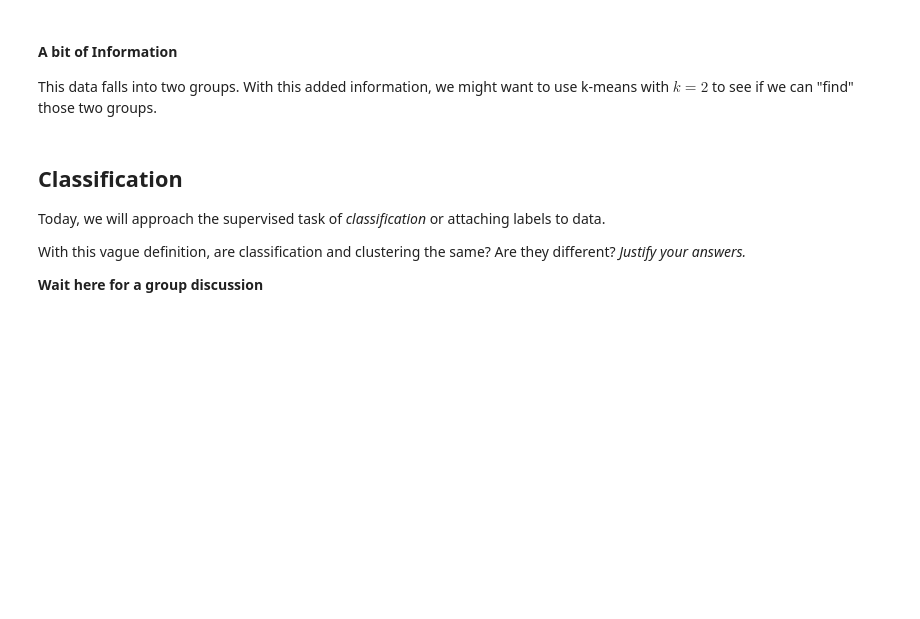
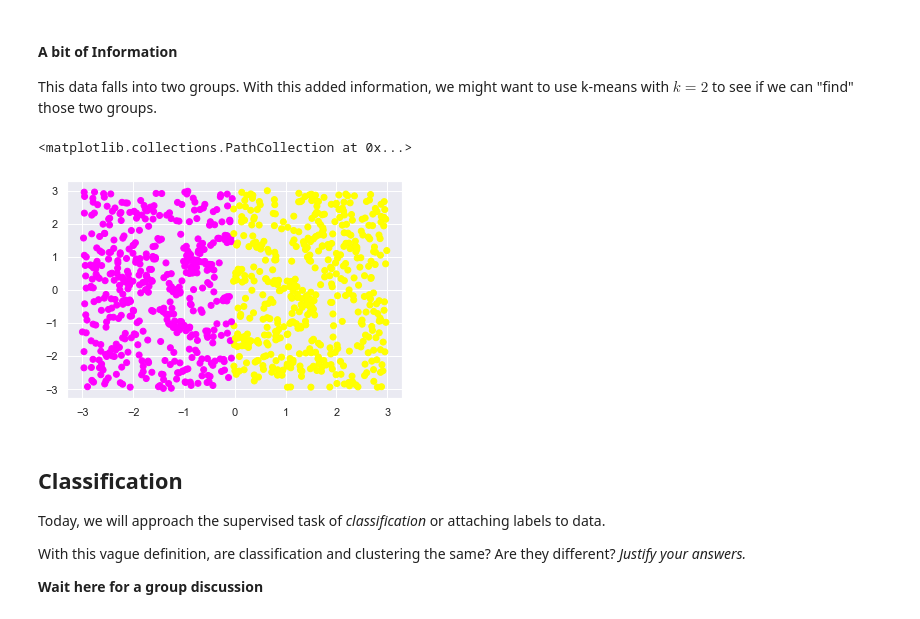
Before and after one commit to comp-machine-learning-fall2022/course-materials, a Jupyter notebook: Labs/Lab07-kNN/Lab07.ipynb, the cells around one changed output. Cells and saved outputs as stored; diff of their text form; code cells hidden in the pictures; blank space fills up the shorter version.

```diff
--- a/Labs/Lab07-kNN/Lab07.ipynb
+++ b/Labs/Lab07-kNN/Lab07.ipynb
@@ -65,2 +84,4 @@ This data falls into two groups. With this added information, we might want to u
 # %%
 # Apply k-means (use the sklearn implementation)
+km_alg = KMeans(n_clusters = 2, init = "random",
+                random_state = 1, max_iter = 200)
@@ -69,3 +88,13 @@ This data falls into two groups. With this added information, we might want to u
+# %%
+fit = km_alg.fit(mystery)
+# %%
+labels = fit.labels_
+# %%
+# Plot your results
+plt.scatter(mystery[:,0], mystery[:,1], c=labels, cmap = "spring")
+# %% [output]
+<matplotlib.collections.PathCollection at 0x...>
+[figure, added]
 # %%
 # Block for exploration
 # %% [markdown]
```
Also changed, not shown: parts of 20 cells of this notebook, 2 other files.
